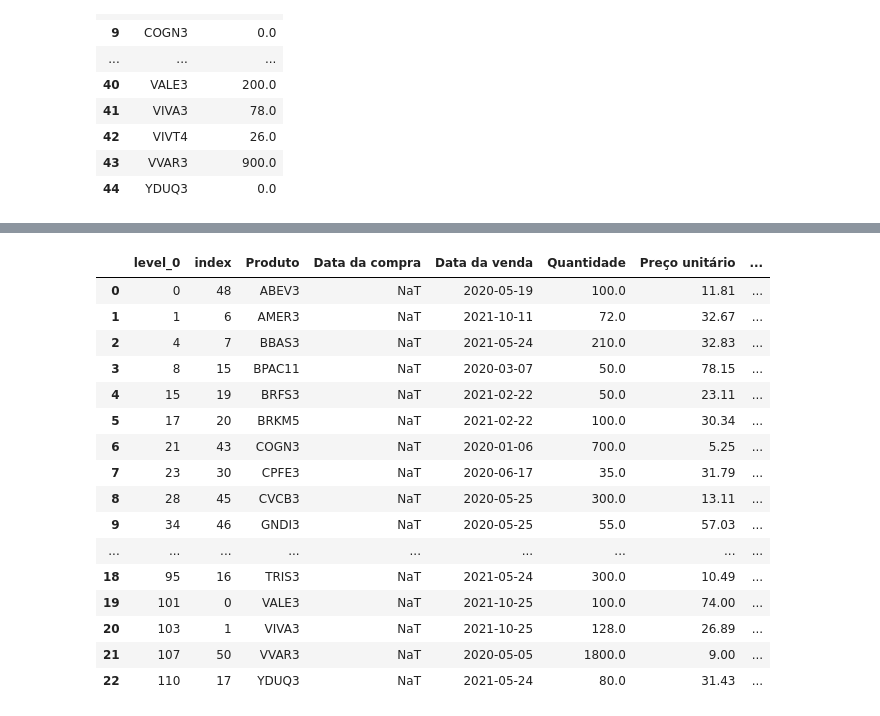
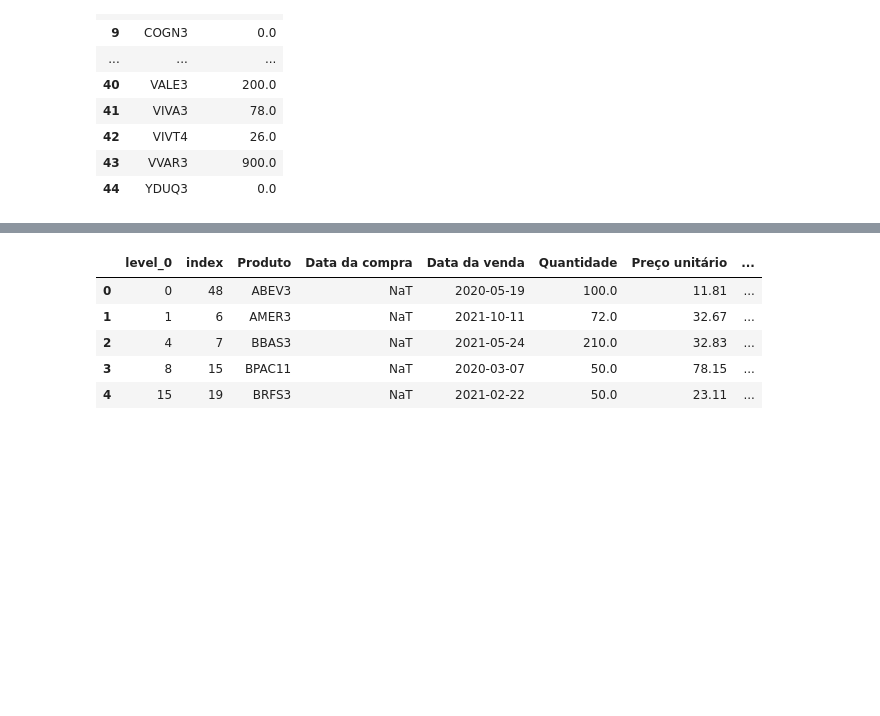
Before and after one commit to thamirisbrandao/b3_imposto_renda, a Jupyter notebook: notebooks/creating_spreadsheet.ipynb, the cells around one changed output, grey strips where cells are left out. Saved outputs shown, nothing was run; the diff lists cells and outputs as text; code cells hidden in the pictures; blank space fills up the shorter version.

```diff
--- a/notebooks/creating_spreadsheet.ipynb
+++ b/notebooks/creating_spreadsheet.ipynb
@@ -271,21 +264,10 @@ df_stock_opB
 # %%
-df_stock_opS = df_stock[df_stock['Data da venda'] > '20000101'].reset_index()
-df_stock_opS
+df_stock_opS = df_stock[df_stock['Data da venda'] > '20000101'].sort_values('Produto').reset_index()
+df_stock_opS.head()
 # %% [output]
 |  | level_0 | index | Produto | Data da compra | Data da venda | Quantidade | Preço unitário | ... |
 | 0 | 0 | 48 | ABEV3 | NaT | 2020-05-19 | 100.0 | 11.81 | ... |
 | 1 | 1 | 6 | AMER3 | NaT | 2021-10-11 | 72.0 | 32.67 | ... |
 | 2 | 4 | 7 | BBAS3 | NaT | 2021-05-24 | 210.0 | 32.83 | ... |
 | 3 | 8 | 15 | BPAC11 | NaT | 2020-03-07 | 50.0 | 78.15 | ... |
 | 4 | 15 | 19 | BRFS3 | NaT | 2021-02-22 | 50.0 | 23.11 | ... |
-| 5 | 17 | 20 | BRKM5 | NaT | 2021-02-22 | 100.0 | 30.34 | ... |
-| 6 | 21 | 43 | COGN3 | NaT | 2020-01-06 | 700.0 | 5.25 | ... |
-| 7 | 23 | 30 | CPFE3 | NaT | 2020-06-17 | 35.0 | 31.79 | ... |
-| 8 | 28 | 45 | CVCB3 | NaT | 2020-05-25 | 300.0 | 13.11 | ... |
-| 9 | 34 | 46 | GNDI3 | NaT | 2020-05-25 | 55.0 | 57.03 | ... |
-| ... | ... | ... | ... | ... | ... | ... | ... | ... |
-| 18 | 95 | 16 | TRIS3 | NaT | 2021-05-24 | 300.0 | 10.49 | ... |
-| 19 | 101 | 0 | VALE3 | NaT | 2021-10-25 | 100.0 | 74.00 | ... |
-| 20 | 103 | 1 | VIVA3 | NaT | 2021-10-25 | 128.0 | 26.89 | ... |
-| 21 | 107 | 50 | VVAR3 | NaT | 2020-05-05 | 1800.0 | 9.00 | ... |
-| 22 | 110 | 17 | YDUQ3 | NaT | 2021-05-24 | 80.0 | 31.43 | ... |
```
Also changed, not shown: parts of 34 cells of this notebook.
